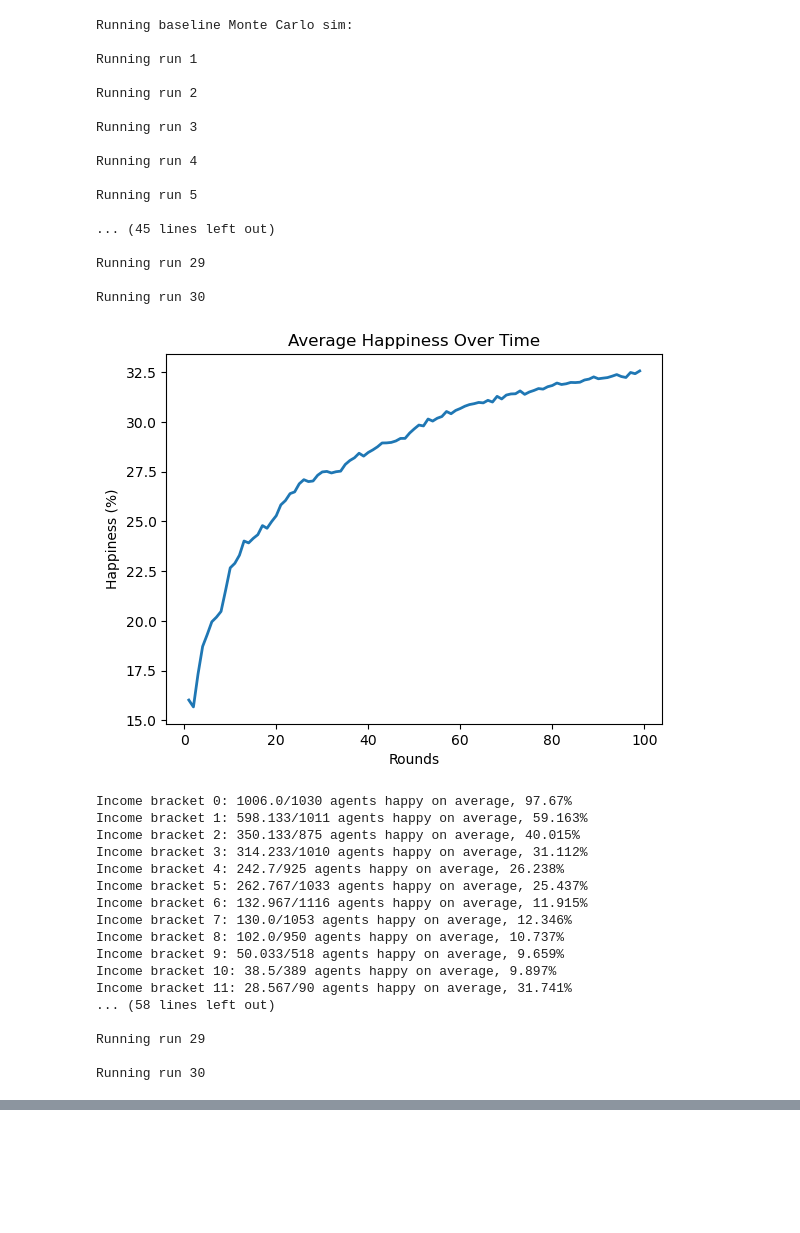
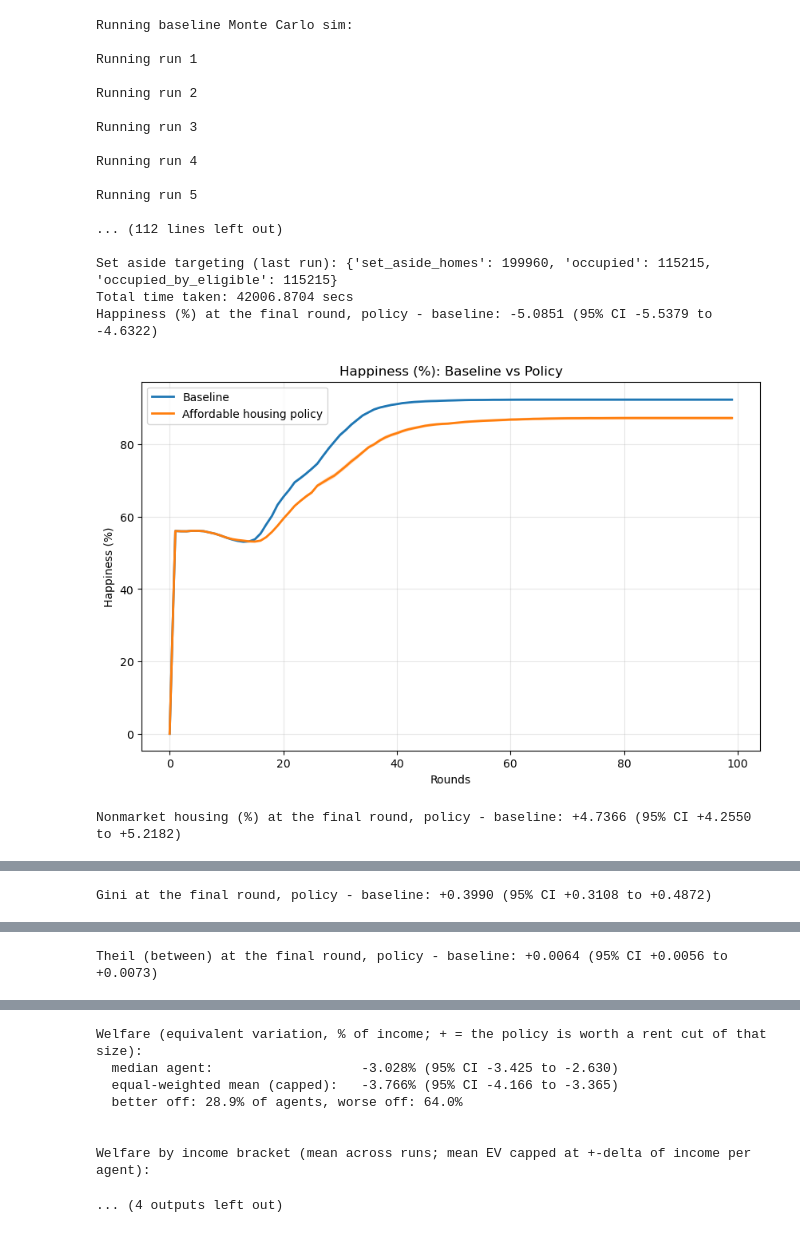
Before and after one commit to danielthomas-econ/schelling_income_model, a Jupyter notebook: plots.ipynb, the cells around one changed output, grey strips where cells are left out. Cells and saved outputs as stored; diff of their text form; code cells hidden in the pictures; blank space fills up the shorter version.

Commit message:
major bugfixes plus policy update

```diff
--- a/plots.ipynb
+++ b/plots.ipynb
@@ -174,38 +101,22 @@ Happy agents: 26447
 # %%
-evaluate_policy(n_agents=10_000)
+mc_b, mc_p, last_round_policy, welfare = evaluate_policy(n_agents=1_000_000)
 # %% [output]
 Running baseline Monte Carlo sim:
 
 Running run 1
 
 Running run 2
 
 Running run 3
 
 Running run 4
 
 Running run 5
 
-... (45 lines left out)
+... (112 lines left out)
 
-Running run 29
-
-Running run 30
+Set aside targeting (last run): {'set_aside_homes': 199960, 'occupied': 115215, 'occupied_by_eligible': 115215}
+Total time taken: 42006.8704 secs
+Happiness (%) at the final round, policy - baseline: -5.0851 (95% CI -5.5379 to -4.6322)
-[figure, old version]
+[figure, new version]
-Income bracket 0: 1006.0/1030 agents happy on average, 97.67%
-Income bracket 1: 598.133/1011 agents happy on average, 59.163%
-Income bracket 2: 350.133/875 agents happy on average, 40.015%
-Income bracket 3: 314.233/1010 agents happy on average, 31.112%
-Income bracket 4: 242.7/925 agents happy on average, 26.238%
-Income bracket 5: 262.767/1033 agents happy on average, 25.437%
-Income bracket 6: 132.967/1116 agents happy on average, 11.915%
-Income bracket 7: 130.0/1053 agents happy on average, 12.346%
-Income bracket 8: 102.0/950 agents happy on average, 10.737%
-Income bracket 9: 50.033/518 agents happy on average, 9.659%
-Income bracket 10: 38.5/389 agents happy on average, 9.897%
-Income bracket 11: 28.567/90 agents happy on average, 31.741%
-... (58 lines left out)
-
-Running run 29
-
-Running run 30
+Nonmarket housing (%) at the final round, policy - baseline: +4.7366 (95% CI +4.2550 to +5.2182)
@@ -226,0 +126 @@ Total time taken: 97.4736 secs
+Gini at the final round, policy - baseline: +0.3990 (95% CI +0.3108 to +0.4872)
@@ -227,0 +128 @@ Total time taken: 97.4736 secs
+Theil (between) at the final round, policy - baseline: +0.0064 (95% CI +0.0056 to +0.0073)
@@ -231,0 +131,8 @@ Total time taken: 97.4736 secs
+Welfare (equivalent variation, % of income; + = the policy is worth a rent cut of that size):
+  median agent:                   -3.028% (95% CI -3.425 to -2.630)
+  equal-weighted mean (capped):   -3.766% (95% CI -4.166 to -3.365)
+  better off: 28.9% of agents, worse off: 64.0%
+
+
+Welfare by income bracket (mean across runs; mean EV capped at +-delta of income per agent):
+... (4 outputs left out)
```
Also changed, not shown: parts of 8 cells of this notebook, 9 other files.
